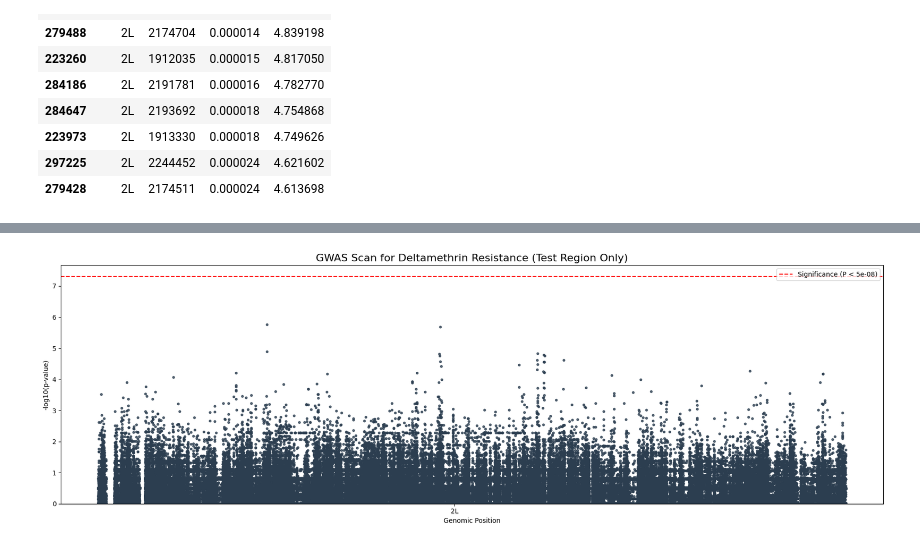
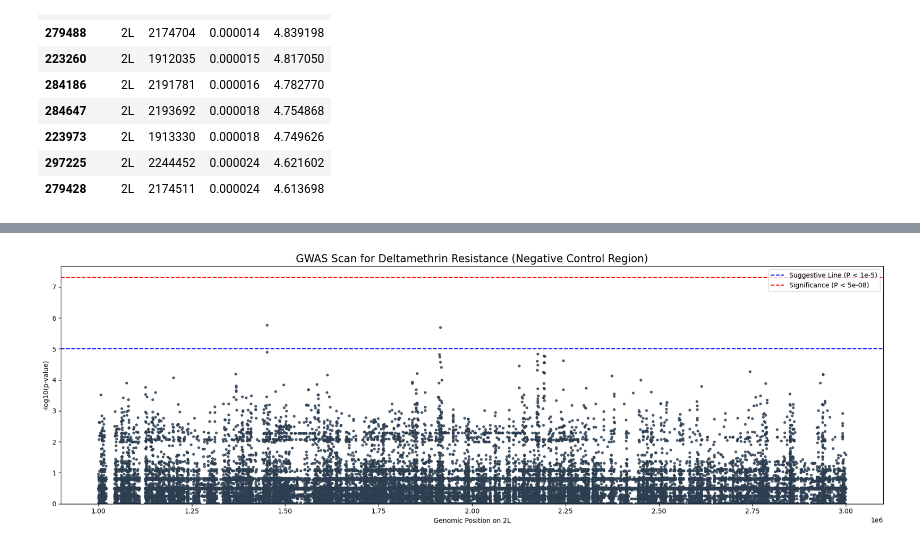
Before and after one commit to malariagen/vector_gwas_exploration, a Jupyter notebook: notebooks/04_gwas_scan.ipynb, the cells around one changed output, grey strips where cells are left out. Cells and saved outputs as stored; diff of their text form; code cells hidden in the pictures.

```diff
--- a/notebooks/04_gwas_scan.ipynb
+++ b/notebooks/04_gwas_scan.ipynb
@@ -93,53 +93,58 @@ Top 10 most significant SNPs from the scan:
 | 297225 | 2L | 2244452 | 0.000024 | 4.621602 |
 | 279428 | 2L | 2174511 | 0.000024 | 4.613698 |
 # %%
-def plot_manhattan(df, title, ag3, significance_threshold=5e-8):
-    """Creates a Manhattan plot from GWAS scan results."""
+import pandas as pd
+import numpy as np
+import matplotlib.pyplot as plt
+
+def plot_manhattan(df, title, ag3, significance_threshold=5e-8, downsample_threshold=2.0):
+    """
+    Creates a memory-efficient Manhattan plot from GWAS scan results by
+    downsampling non-significant points.
+    """
     if df.empty:
         print("Results DataFrame is empty. Cannot generate plot.")
         return
     df = df.copy()
 
+
+    # 1. Identify significant points that we MUST keep
+    significant_hits = df[df['-log10(p)'] >= downsample_threshold]
+
+    # 2. Identify non-significant points that we can downsample
+    non_significant_hits = df[df['-log10(p)'] < downsample_threshold]
+
+    # 3. Downsample the non-significant points
+    # We will only plot a fraction of them to represent the "noise floor".
+    # This is the key to performance.
+    n_non_significant_to_plot = 50000 # Plot at most 50,000 background points
+    if len(non_significant_hits) > n_non_significant_to_plot:
+        non_significant_subset = non_significant_hits.sample(n=n_non_significant_to_plot, random_state=42)
+    else:
+        non_significant_subset = non_significant_hits
+
+    # 4. Combine the two sets into our final DataFrame for plotting
+    df_for_plotting = pd.concat([significant_hits, non_significant_subset], ignore_index=True)
+
+    print(f"Original points: {len(df):,}")
+    print(f"Points to plot after downsampling: {len(df_for_plotting):,}")
+
+
     # Create a numeric contig identifier for sorting and coloring
-    contig_order = [c for c in ag3.contigs if c in df['contig'].unique()]
-    df['contig_cat'] = pd.Categorical(df['contig'], categories=contig_order, ordered=True)
-    df['contig_num'] = df['contig_cat'].cat.codes
+    contig_order = [c for c in ag3.contigs if c in df_for_plotting['contig'].unique()]
+    df_for_plotting['contig_cat'] = pd.Categorical(df_for_plotting['contig'], categories=contig_order, ordered=True)
 
-    # 1. Calculate the cumulative position for the x-axis ('pos_plot')
-    df = df.sort_values(['contig_num', 'pos'])
-    df['running_pos'] = np.arange(len(df)) # A simple running index
+    # For a single region plot, we can just use the genomic position directly
+    plt.figure(figsize=(18, 6))
 
-    # Find the end position of each chromosome in the plot
-    last_pos = 0
-    cumulative_pos = []
-    for contig in contig_order:
-        last_pos += df[df['contig'] == contig].shape[0]
-        cumulative_pos.append(last_pos)
+    # Since it's one region, we don't need alternating colors
+    plt.scatter(df_for_plotting['pos'], df_for_plotting['-log10(p)'], color='#2c3e50', s=10, alpha=0.8)
 
-    # Calculate the cumulative position for each SNP
-    df_grouped = df.groupby('contig')
-    cumulative_bases = 0
-    df['pos_plot'] = 0
+    # A common threshold for suggestive significance is around -log10(p) = 5
+    plt.axhline(-np.log10(1e-5), color='blue', linestyle='--', lw=1.5, label='Suggestive Line (P < 1e-5)')
+    plt.axhline(-np.log10(significance_threshold), color='red', linestyle='--', lw=1.5, label=f'Significance (P < 5e-08)')
 
-    for i, (name, group) in enumerate(df_grouped):
-        df.loc[group.index, 'pos_plot'] = group['pos'] + cumulative_bases
-        cumulative_bases += group['pos'].max()
-
-    # 2. Now, calculate the midpoints for the x-axis labels
-    contig_midpoints = df.groupby('contig')['pos_plot'].mean()
-    contig_labels = contig_midpoints.index.tolist()
-
-    plt.figure(figsize=(18, 6))
-    colors = ['#2c3e50', '#95a5a6']
-
-    for i, contig_name in enumerate(contig_order):
-        subset = df[df['contig'] == contig_name]
-        plt.scatter(subset['pos_plot'], subset['-log10(p)'], color=colors[i % 2], s=10, alpha=0.8)
-
-    plt.axhline(-np.log10(significance_threshold), color='red', linestyle='--', lw=1.5, label=f'Significance (P < {significance_threshold})')
-
-    plt.xticks(contig_midpoints, contig_labels)
-    plt.xlabel('Genomic Position')
+    plt.xlabel(f'Genomic Position on {df_for_plotting["contig"].iloc[0]}')
     plt.ylabel('-log10(p-value)')
     plt.title(title, fontsize=16)
     plt.ylim(bottom=0)
@@ -147,9 +152,10 @@ def plot_manhattan(df, title, ag3, significance_threshold=5e-8):
     plt.tight_layout()
     plt.show()
 
-plot_title = f'GWAS Scan for {INSECTICIDE} Resistance'
-if TESTING_MODE:
-    plot_title += " (Test Region Only)"
+
+# Create a specific title for this validation plot
+plot_title = f'GWAS Scan for {INSECTICIDE} Resistance (Negative Control Region)'
+
 
 plot_manhattan(gwas_results_df, title=plot_title, ag3=ag3)
 # %% [output]
@@ -156,2 +164,2 @@ plot_manhattan(gwas_results_df, title=plot_title, ag3=ag3)
-[figure, old version]
+[figure, new version]
 # %% [markdown]
```
Also changed, not shown: parts of 3 cells of this notebook, 2 other files.
